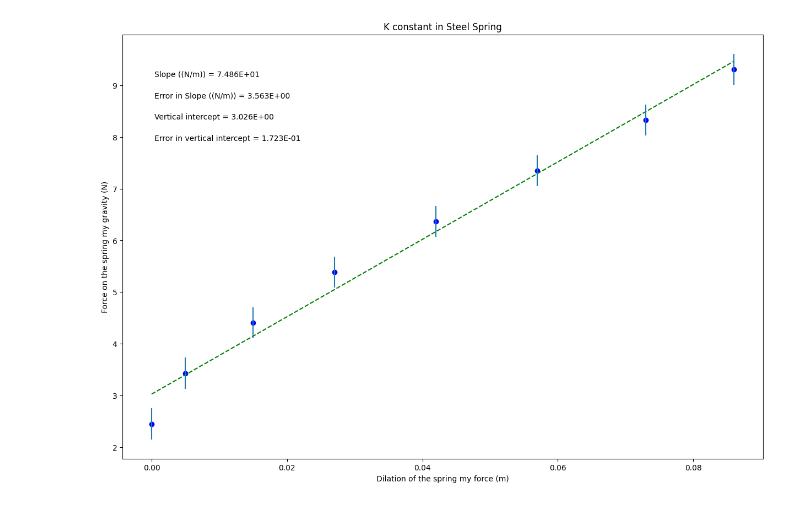
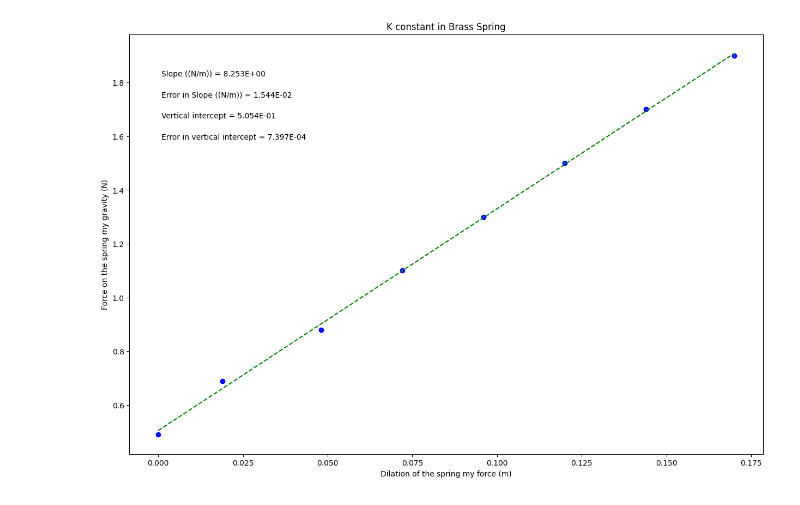
Before and after one commit to I-cant-belive-xander-is-here/School, a Jupyter notebook: PHSXlab_plotting_template.ipynb, the cells around one changed output. Saved outputs shown, nothing was run; the diff lists cells and outputs as text; code cells hidden in the pictures.

Commit message:
Brass spring

```diff
--- a/PHSXlab_plotting_template.ipynb
+++ b/PHSXlab_plotting_template.ipynb
@@ -19,11 +19,11 @@ import matplotlib.pyplot as plt
 #variable names should start with a letter and must contain only letters, numbers, and underscores
 
 
-meters = np.array([0, 0.005, 0.015, 0.027, 0.042, 0.057, 0.073, 0.086])
+meters = np.array([0, 0.019, 0.048, 0.072, 0.096, 0.12, 0.144, 0.17])
 
-Newton = np.array([2.45, 3.43, 4.41, 5.39, 6.37, 7.35, 8.33, 9.31])
+Newton = np.array([0.49, 0.69, 0.88, 1.1, 1.3, 1.5, 1.7, 1.9])
 
-err_yvariable_changeme = np.array([0.300, 0.300, 0.300, 0.300, 0.300, 0.300, 0.300, 0.300])
+err_yvariable_changeme = np.array([0.00098, 0.00098, 0.002, 0.0039, 0.0039, 0.0039, 0.0039, 0.0039])
 
 
 
@@ -37,7 +37,7 @@ dy = err_yvariable_changeme        #this should be your error in y array
 
 #UPDATE EACH OF THESE 4 STRINGS FOR YOUR PLOT LABELS AS YOU WANT THEM TO APPEAR
 
-plot_title= 'K constant in Steel Spring'
+plot_title= 'K constant in Brass Spring'
 y_label= 'Force on the spring my gravity (N)'
 x_label= 'Dilation of the spring my force (m)'
 slope_units= '(N/m)'
@@ -92,31 +92,31 @@ elif annotation_placement==3 or annotation_placement==4:
 #Don't need to change anything in this section!
 
 #Plot data on graph. Plot error bars and place values for slope,
 #error in slope, and vertical intercept (plus error) on the plot using "annotate"
 
 plt.figure(figsize=(15,10))
 
 plt.plot(x, fit, color='green', linestyle='--')
 plt.scatter(x, y, color='blue', marker='o')
 
 plt.xlabel(x_label)
 plt.ylabel(y_label)
 plt.title(plot_title)
 
 plt.errorbar(x, y, yerr=dy, xerr=None, fmt="none") #don't need to plot x error bars
 
 plt.annotate('Slope ({}) = {value:.{digits}E}'.format(slope_units,value=m, digits=3),
              (xpos, ypos[0]), xycoords='axes fraction')
 
 plt.annotate('Error in Slope ({}) = {value:.{digits}E}'.format(slope_units,value=dm, digits=3),
              (xpos, ypos[1]), xycoords='axes fraction')
 
 plt.annotate('Vertical intercept = {value:.{digits}E}'.format(value=b, digits=3),
              (xpos, ypos[2]), xycoords='axes fraction')
 
 plt.annotate('Error in vertical intercept = {value:.{digits}E}'.format(value=db, digits=3),
              (xpos, ypos[3]), xycoords='axes fraction')
 
 plt.show()
 # %% [output]
-[figure, old version]
+[figure, new version]
```
